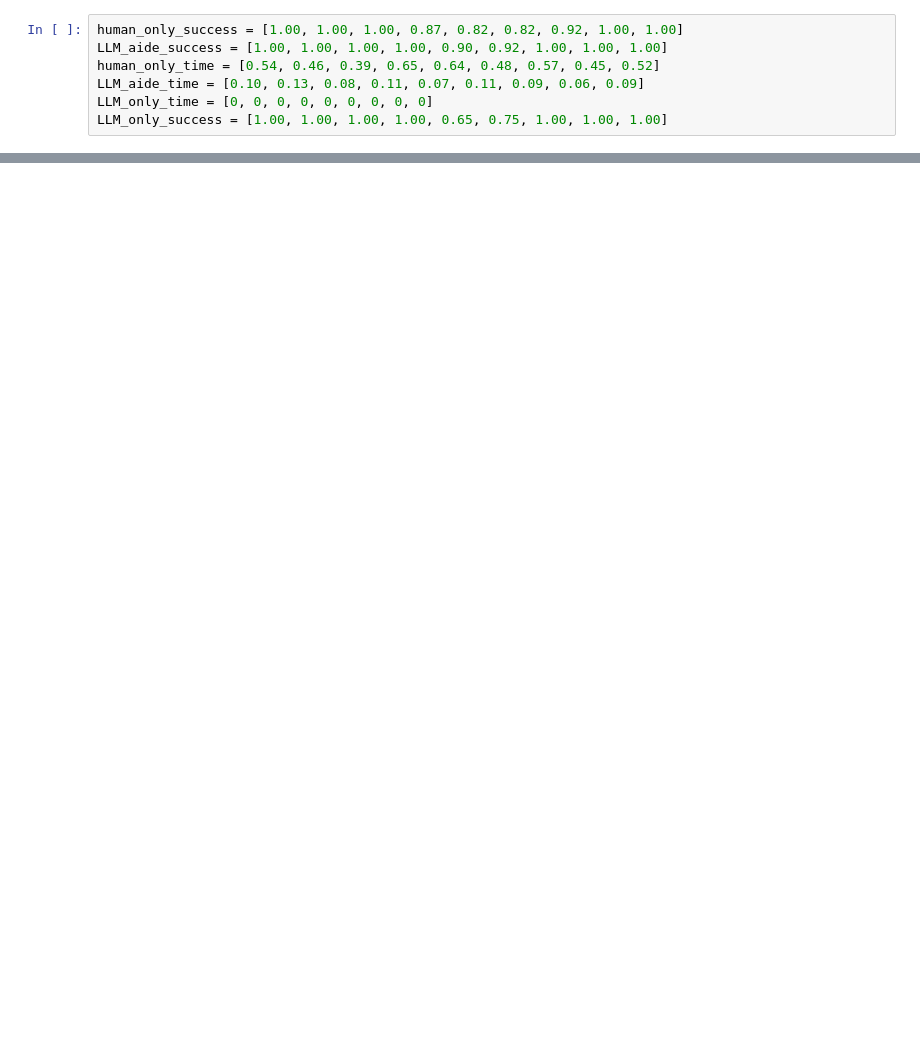
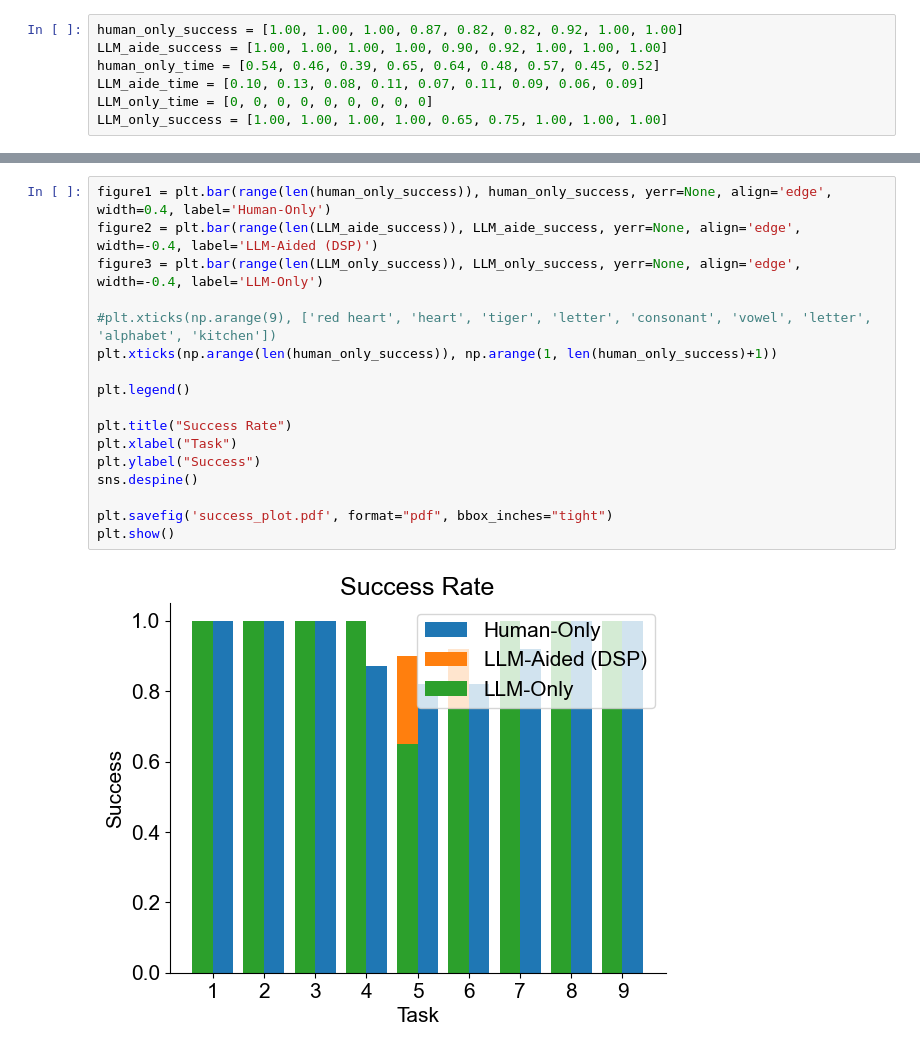
Before and after one commit to andipeng/align-lang, a Jupyter notebook: plots/time_success.ipynb, the cells around one changed output, grey strips where cells are left out. Cells and saved outputs as stored; diff of their text form; blank space fills up the shorter version.

```diff
--- a/plots/time_success.ipynb
+++ b/plots/time_success.ipynb
@@ -26,0 +31,19 @@ plt.show()
+# %%
+figure1 = plt.bar(range(len(human_only_success)), human_only_success, yerr=None, align='edge', width=0.4, label='Human-Only')
+figure2 = plt.bar(range(len(LLM_aide_success)), LLM_aide_success, yerr=None, align='edge', width=-0.4, label='LLM-Aided (DSP)')
+figure3 = plt.bar(range(len(LLM_only_success)), LLM_only_success, yerr=None, align='edge', width=-0.4, label='LLM-Only')
+
+#plt.xticks(np.arange(9), ['red heart', 'heart', 'tiger', 'letter', 'consonant', 'vowel', 'letter', 'alphabet', 'kitchen'])
+plt.xticks(np.arange(len(human_only_success)), np.arange(1, len(human_only_success)+1))
+
+plt.legend()
+
+plt.title("Success Rate")
+plt.xlabel("Task")
+plt.ylabel("Success")
+sns.despine()
+
+plt.savefig('success_plot.pdf', format="pdf", bbox_inches="tight")
+plt.show()
+# %% [output]
+[figure, added]
```
Also changed, not shown: parts of 2 cells of this notebook, 27 other files.
